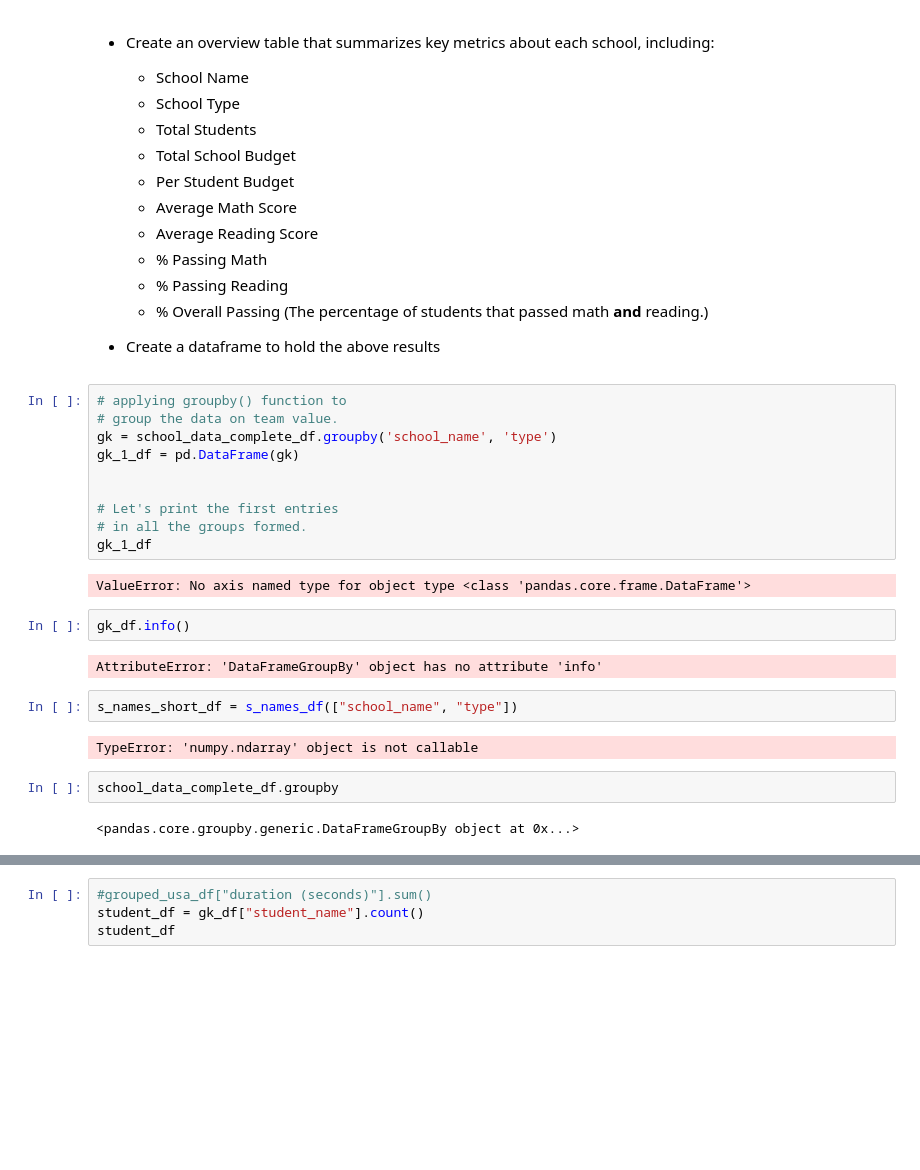
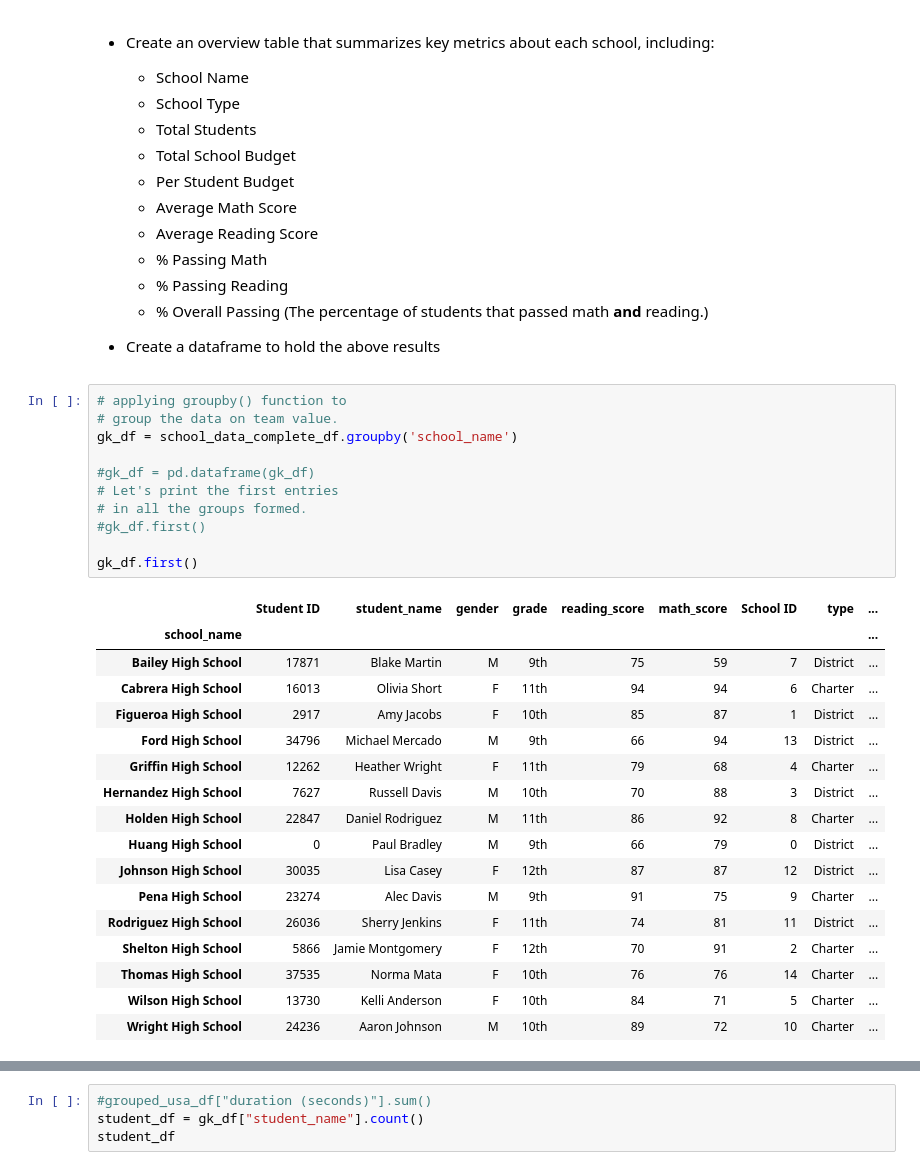
Before and after one commit to dasarge/P_nd_s_challenge, a Jupyter notebook: PyCitySchools/Pd_hw_das.ipynb, the cells around one changed output, grey strips where cells are left out. Drawn from its saved outputs; the diff is of its cells as text; blank space fills up the shorter version.

```diff
--- a/PyCitySchools/Pd_hw_das.ipynb
+++ b/PyCitySchools/Pd_hw_das.ipynb
@@ -143,24 +143,29 @@ df.style
 # %%
 # applying groupby() function to
 # group the data on team value.
-gk = school_data_complete_df.groupby('school_name', 'type')
-gk_1_df = pd.DataFrame(gk)
+gk_df = school_data_complete_df.groupby('school_name')
 
-
+#gk_df = pd.dataframe(gk_df)
 # Let's print the first entries
 # in all the groups formed.
-gk_1_df
+#gk_df.first()
+
+gk_df.first()
 # %% [output]
-ValueError: No axis named type for object type <class 'pandas.core.frame.DataFrame'>
+|  | Student ID | student_name | gender | grade | reading_score | math_score | School ID | type | ... |
+| school_name |  |  |  |  |  |  |  |  | ... |
+| Bailey High School | 17871 | Blake Martin | M | 9th | 75 | 59 | 7 | District | ... |
+| Cabrera High School | 16013 | Olivia Short | F | 11th | 94 | 94 | 6 | Charter | ... |
+| Figueroa High School | 2917 | Amy Jacobs | F | 10th | 85 | 87 | 1 | District | ... |
+| Ford High School | 34796 | Michael Mercado | M | 9th | 66 | 94 | 13 | District | ... |
+| Griffin High School | 12262 | Heather Wright | F | 11th | 79 | 68 | 4 | Charter | ... |
+| Hernandez High School | 7627 | Russell Davis | M | 10th | 70 | 88 | 3 | District | ... |
+| Holden High School | 22847 | Daniel Rodriguez | M | 11th | 86 | 92 | 8 | Charter | ... |
+| Huang High School | 0 | Paul Bradley | M | 9th | 66 | 79 | 0 | District | ... |
+| Johnson High School | 30035 | Lisa Casey | F | 12th | 87 | 87 | 12 | District | ... |
+| Pena High School | 23274 | Alec Davis | M | 9th | 91 | 75 | 9 | Charter | ... |
+| Rodriguez High School | 26036 | Sherry Jenkins | F | 11th | 74 | 81 | 11 | District | ... |
+| Shelton High School | 5866 | Jamie Montgomery | F | 12th | 70 | 91 | 2 | Charter | ... |
+| Thomas High School | 37535 | Norma Mata | F | 10th | 76 | 76 | 14 | Charter | ... |
+| Wilson High School | 13730 | Kelli Anderson | F | 10th | 84 | 71 | 5 | Charter | ... |
+| Wright High School | 24236 | Aaron Johnson | M | 10th | 89 | 72 | 10 | Charter | ... |
-# %%
-gk_df.info()
-# %% [output]
-AttributeError: 'DataFrameGroupBy' object has no attribute 'info'
-# %%
-s_names_short_df = s_names_df(["school_name", "type"])
-# %% [output]
-TypeError: 'numpy.ndarray' object is not callable
-# %%
-school_data_complete_df.groupby
-# %% [output]
-<pandas.core.groupby.generic.DataFrameGroupBy object at 0x...>
```
Also changed, not shown: parts of 2 cells of this notebook, 1 other file.
